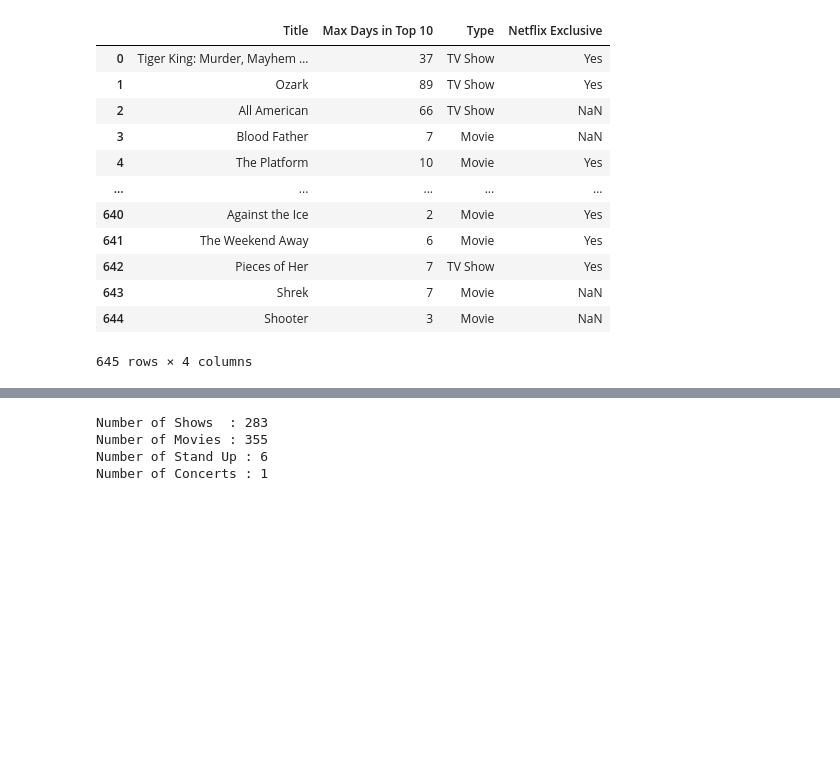
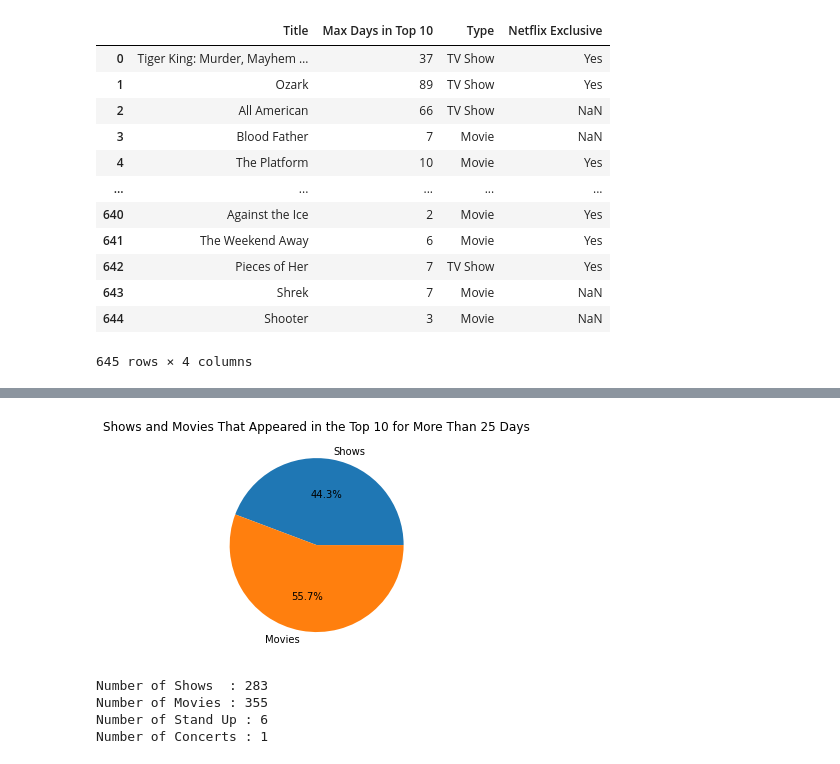
Before and after one commit to Costilrt/The-First-Project, a Jupyter notebook: netflix-project-matthew.ipynb, the cells around one changed output, grey strips where cells are left out. Cells and saved outputs as stored; diff of their text form; code cells hidden in the pictures; blank space fills up the shorter version.

```diff
--- a/netflix-project-matthew.ipynb
+++ b/netflix-project-matthew.ipynb
@@ -463,3 +383,19 @@ max_days_in_top_10_df
+# %%
+# I want to take a look at the overall distribution of movies and shows
+
+shows_in_top_10_for_more_than_25_days = max_days_in_top_10_df
+
+show_pie = len(shows_in_top_10_for_more_than_25_days.loc[shows_in_top_10_for_more_than_25_days["Type"] == "TV Show"])
+movies_pie = len(shows_in_top_10_for_more_than_25_days.loc[shows_in_top_10_for_more_than_25_days["Type"] == "Movie"])
+netflix_pie = len(shows_in_top_10_for_more_than_25_days.loc[shows_in_top_10_for_more_than_25_days["Netflix Exclusive"] == "Yes"])
+non_netflix_pie = len(shows_in_top_10_for_more_than_25_days.loc[shows_in_top_10_for_more_than_25_days["Netflix Exclusive"] != "Yes"])
+
+fig1, ax1 = plt.subplots()
+ax1.pie([show_pie, movies_pie], labels=["Shows", "Movies"], autopct='%1.1f%%')
+plt.title("Shows and Movies That Appeared in the Top 10 for More Than 25 Days")
+plt.show()
+# %% [output]
+[figure, added]
 # %%
 shows = netflix["Title"].loc[netflix["Type"] == 'TV Show'].unique()
 movies = netflix["Title"].loc[netflix["Type"] == 'Movie'].unique()
```
Also changed, not shown: parts of 33 cells of this notebook, 5 other files.
